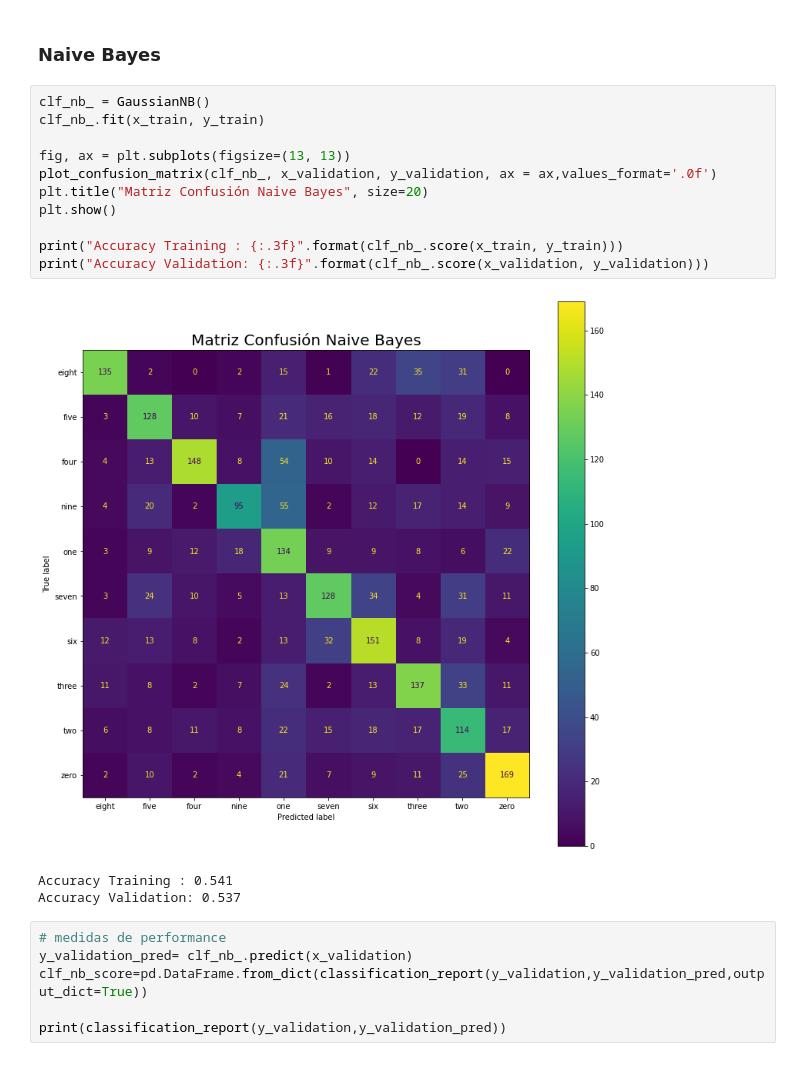
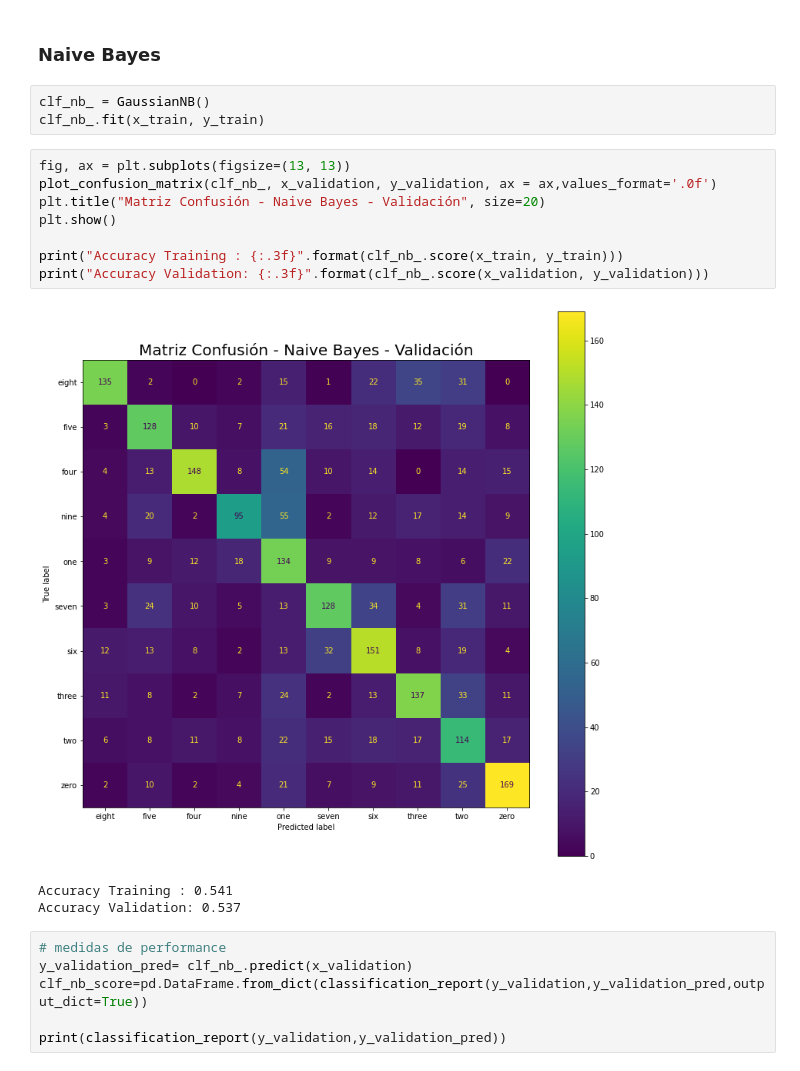
Before and after one commit to newgabo/TP2-AA, a Jupyter notebook: TP2_AA_Modelos_.ipynb, the cells around one changed output. Saved outputs shown, nothing was run; the diff lists cells and outputs as text.

```diff
--- a/TP2_AA_Modelos_.ipynb
+++ b/TP2_AA_Modelos_.ipynb
@@ -152,19 +152,19 @@ Index(['mfcc_0_mean', 'mfcc_1_mean', 'mfcc_2_mean', 'mfcc_3_mean',
 *   class_weight (balanced)
 # %% [markdown]
 ### Naive Bayes
+# %%
+clf_nb_ = GaussianNB()
+clf_nb_.fit(x_train, y_train)
 # %%
-clf_nb_ = GaussianNB()
-clf_nb_.fit(x_train, y_train)
-
 fig, ax = plt.subplots(figsize=(13, 13))
 plot_confusion_matrix(clf_nb_, x_validation, y_validation, ax = ax,values_format='.0f')
-plt.title("Matriz Confusión Naive Bayes", size=20)
+plt.title("Matriz Confusión - Naive Bayes - Validación", size=20)
 plt.show()
 
 print("Accuracy Training : {:.3f}".format(clf_nb_.score(x_train, y_train)))
 print("Accuracy Validation: {:.3f}".format(clf_nb_.score(x_validation, y_validation)))
 # %% [output]
-[figure, old version]
+[figure, new version]
 Accuracy Training : 0.541
 Accuracy Validation: 0.537
 # %%
```
Also changed, not shown: parts of 24 cells of this notebook.
